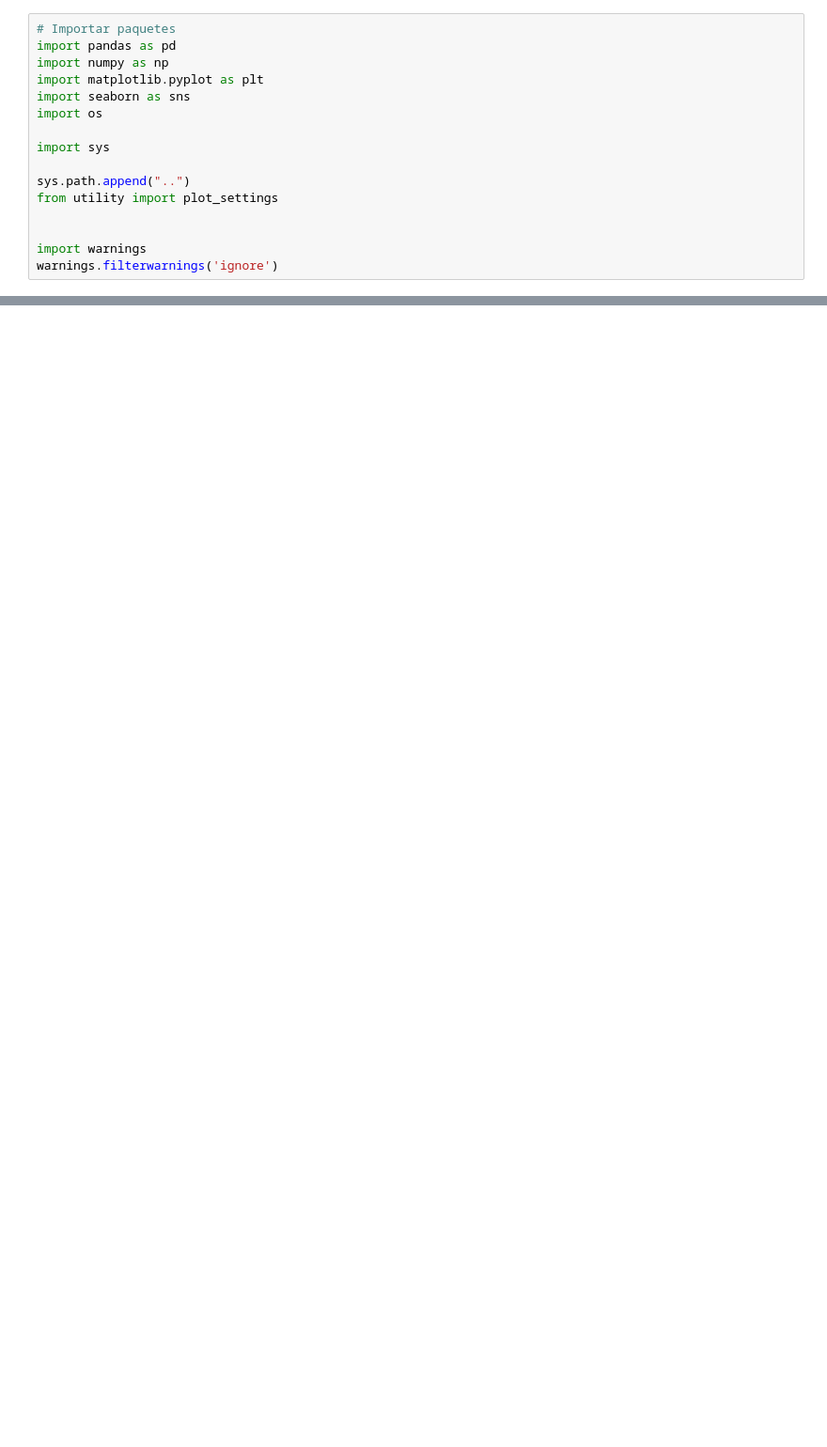
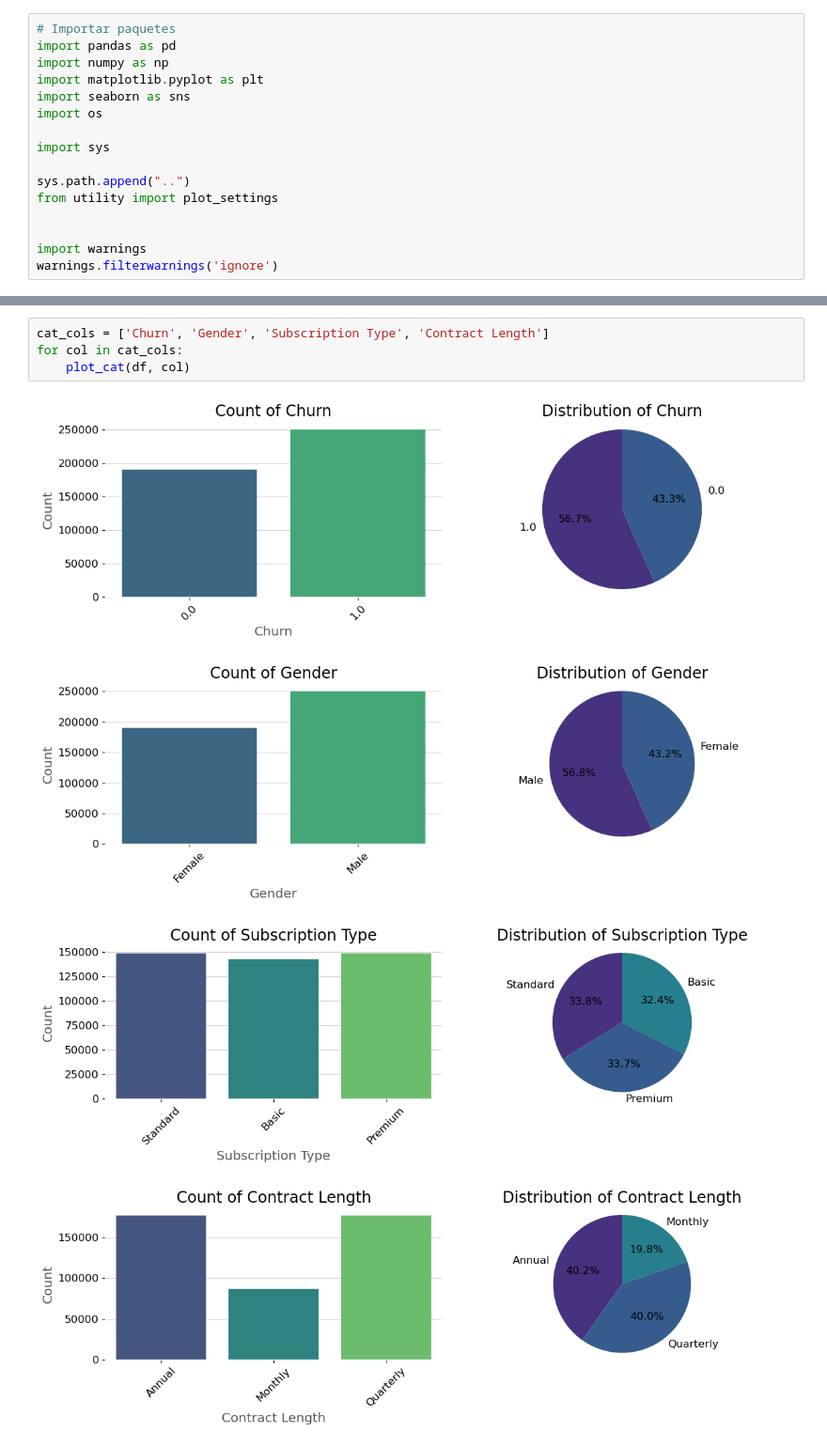
Before and after one commit to bgarzonm/ML-UIFCE, a Jupyter notebook: src/features/EDA.ipynb, the cells around one changed output, grey strips where cells are left out. Shown at 94% size. Drawn from its saved outputs; the diff is of its cells as text; blank space fills up the shorter version.

```diff
--- a/src/features/EDA.ipynb
+++ b/src/features/EDA.ipynb
@@ -131,0 +150,9 @@ Name: count, dtype: int64
+# %%
+cat_cols = ['Churn', 'Gender', 'Subscription Type', 'Contract Length']
+for col in cat_cols:
+    plot_cat(df, col)
+# %% [output]
+[figure, added]
+[figure, added]
+[figure, added]
+[figure, added]
```
Also changed, not shown: parts of 29 cells of this notebook.
